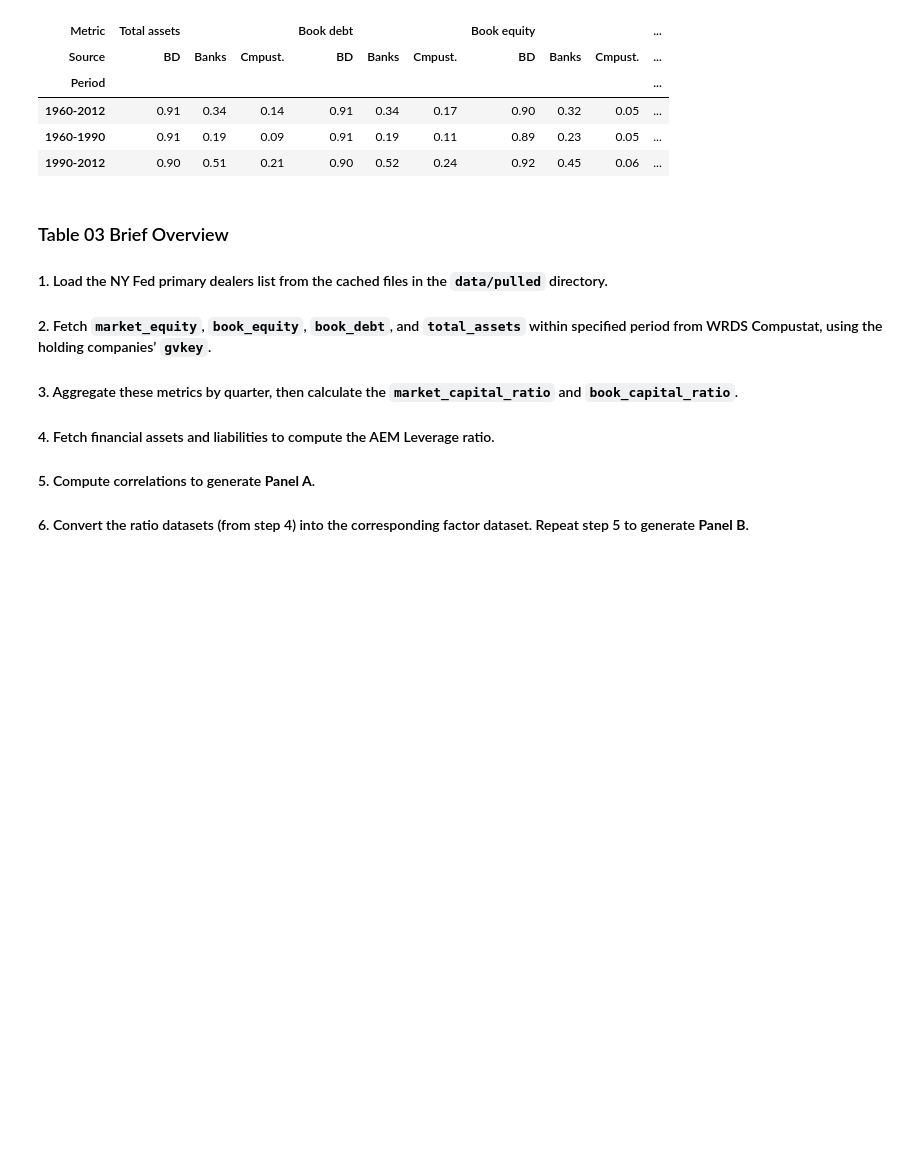
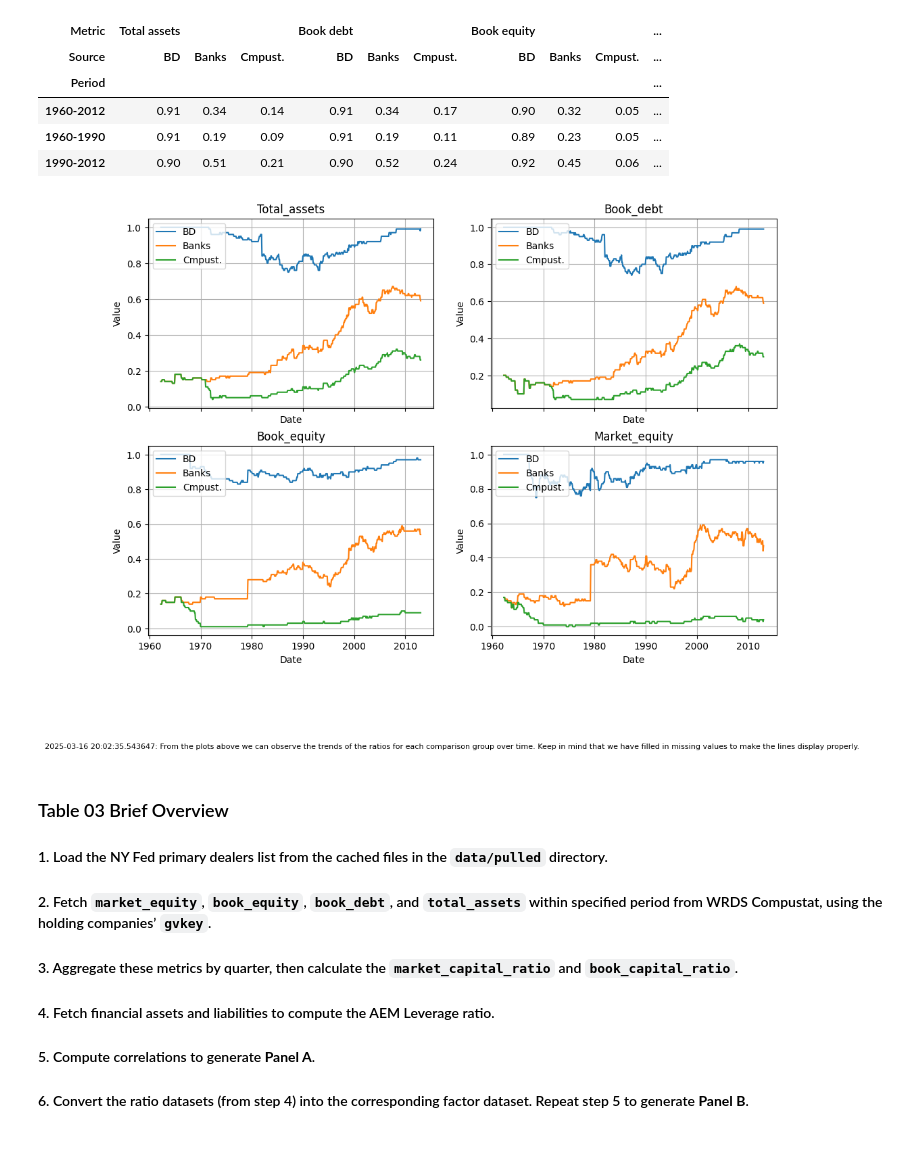
Before and after one commit to xinye-li-katarina/finm-32900-final-project, a Jupyter notebook: src/Walkthrough_table_2_and_table_3.ipynb, the cells around one changed output. Saved outputs shown, nothing was run; the diff lists cells and outputs as text; code cells hidden in the pictures; blank space fills up the shorter version.

```diff
--- a/src/Walkthrough_table_2_and_table_3.ipynb
+++ b/src/Walkthrough_table_2_and_table_3.ipynb
@@ -253,6 +253,10 @@ formatted_table
 | 1960-2012 | 0.91 | 0.34 | 0.14 | 0.91 | 0.34 | 0.17 | 0.90 | 0.32 | 0.05 | ... |
 | 1960-1990 | 0.91 | 0.19 | 0.09 | 0.91 | 0.19 | 0.11 | 0.89 | 0.23 | 0.05 | ... |
 | 1990-2012 | 0.90 | 0.51 | 0.21 | 0.90 | 0.52 | 0.24 | 0.92 | 0.45 | 0.06 | ... |
+# %%
+Table02Analysis.create_figure_for_data(table)
+# %% [output]
+[figure, added]
 # %% [markdown]
 ### Table 03 Brief Overview
 
```
Also changed, not shown: parts of 6 cells of this notebook, 12 other files.
